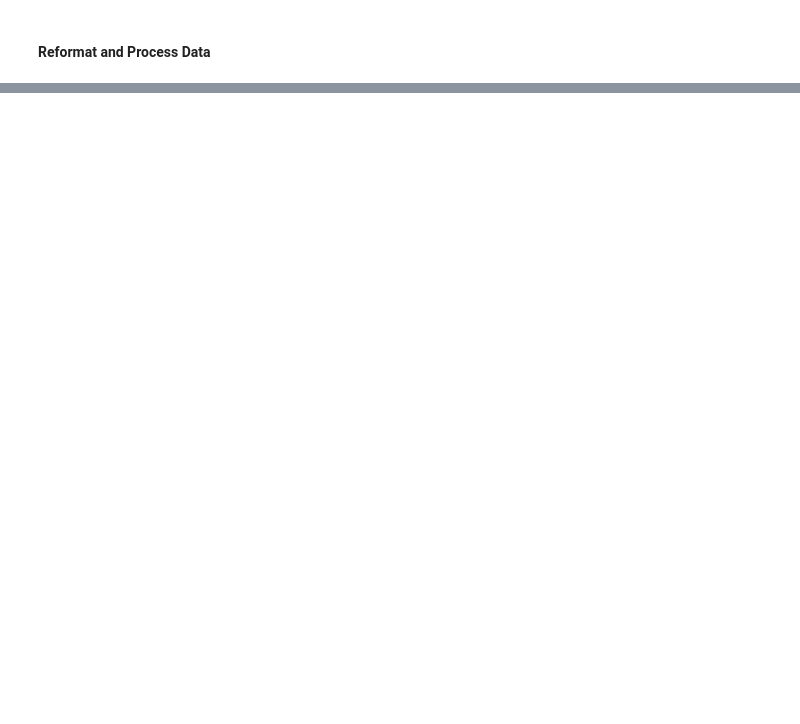
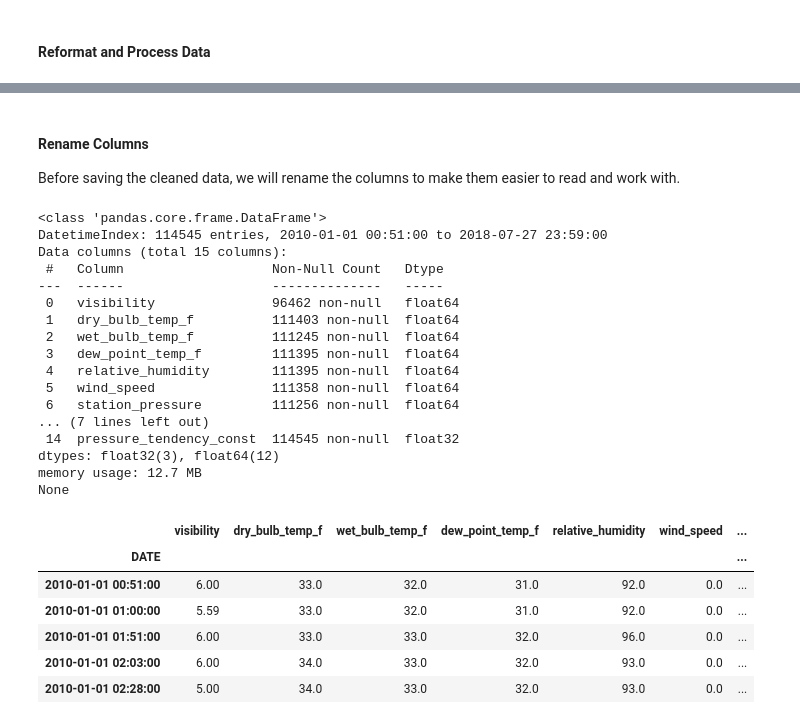
Before and after one commit to azharfachrezi/NOOA-Weather-Data-Analysis---JFK-Airport-New-York-, a Jupyter notebook: weather_data_analysis.ipynb, the cells around one changed output, grey strips where cells are left out. Drawn from its saved outputs; the diff is of its cells as text; code cells hidden in the pictures; blank space fills up the shorter version.

```diff
--- a/weather_data_analysis.ipynb
+++ b/weather_data_analysis.ipynb
@@ -245,0 +269,3 @@ hourly_data.describe()
+# %%
+# Reset index
+hourly_data.reset_index(inplace=True)
@@ -245,0 +310,5 @@ hourly_data.describe()
+# %%
+# Transform HOURLYWindDirection into a cyclical variable using sin and cos transforms
+hourly_data['HOURLYWindDirectionSin'] = np.sin(hourly_data['HOURLYWindDirection']*(2.*np.pi/360))
+hourly_data['HOURLYWindDirectionCos'] = np.cos(hourly_data['HOURLYWindDirection']*(2.*np.pi/360))
+hourly_data.drop(['HOURLYWindDirection'], axis=1, inplace=True)
@@ -245,0 +321,65 @@ hourly_data.describe()
+# %%
+# Transform HOURLYPressureTendency into 3 dummy variables based on NOAA documentation
+hourly_data['HOURLYPressureTendencyIncr'] = [1.0 if x in [0,1,2,3] else 0.0 for x in hourly_data['HOURLYPressureTendency']] # 0 through 3 indicates an increase in pressure over previous 3 hours
+hourly_data['HOURLYPressureTendencyDecr'] = [1.0 if x in [5,6,7,8] else 0.0 for x in hourly_data['HOURLYPressureTendency']] # 5 through 8 indicates a decrease over previous 3 hours
+hourly_data['HOURLYPressureTendencyConst'] = [1.0 if x == 4 else 0.0 for x in hourly_data['HOURLYPressureTendency']] # 4 indicates no change during previous 3 hours
+hourly_data.drop(['HOURLYPressureTendency'], axis=1, inplace=True)
+hourly_data['HOURLYPressureTendencyIncr'] = hourly_data['HOURLYPressureTendencyIncr'].astype(('float32'))
+hourly_data['HOURLYPressureTendencyDecr'] = hourly_data['HOURLYPressureTendencyDecr'].astype(('float32'))
+hourly_data['HOURLYPressureTendencyConst'] = hourly_data['HOURLYPressureTendencyConst'].astype(('float32'))
+# %% [markdown]
+#### **Rename Columns**
+Before saving the cleaned data, we will rename the columns to make them easier to read and work with.
+# %%
+# New columns names
+columns_new_name = [
+    'DATE',
+    'visibility',
+    'dry_bulb_temp_f',
+    'wet_bulb_temp_f',
+    'dew_point_temp_f',
+    'relative_humidity',
+    'wind_speed',
+    'station_pressure',
+    'sea_level_pressure',
+    'precip',
+    'altimeter_setting',
+    'wind_direction_sin',
+    'wind_direction_cos',
+    'pressure_tendency_incr',
+    'pressure_tendency_decr',
+    'pressure_tendency_const'
+]
+
+columns_name_map = {c:columns_new_name[i] for i, c in enumerate(hourly_data.columns)}
+
+renamed_hourly_data = hourly_data.rename(columns=columns_name_map)
+renamed_hourly_data = renamed_hourly_data.set_index('DATE')
+# %%
+print(renamed_hourly_data.info())
+renamed_hourly_data.head()
+# %% [output]
+<class 'pandas.core.frame.DataFrame'>
+DatetimeIndex: 114545 entries, 2010-01-01 00:51:00 to 2018-07-27 23:59:00
+Data columns (total 15 columns):
+ #   Column                   Non-Null Count   Dtype
+---  ------                   --------------   -----
+ 0   visibility               96462 non-null   float64
+ 1   dry_bulb_temp_f          111403 non-null  float64
+ 2   wet_bulb_temp_f          111245 non-null  float64
+ 3   dew_point_temp_f         111395 non-null  float64
+ 4   relative_humidity        111395 non-null  float64
+ 5   wind_speed               111358 non-null  float64
+ 6   station_pressure         111256 non-null  float64
+... (7 lines left out)
+ 14  pressure_tendency_const  114545 non-null  float32
+dtypes: float32(3), float64(12)
+memory usage: 12.7 MB
+None
+|  | visibility | dry_bulb_temp_f | wet_bulb_temp_f | dew_point_temp_f | relative_humidity | wind_speed | ... |
+| DATE |  |  |  |  |  |  | ... |
+| 2010-01-01 00:51:00 | 6.00 | 33.0 | 32.0 | 31.0 | 92.0 | 0.0 | ... |
+| 2010-01-01 01:00:00 | 5.59 | 33.0 | 32.0 | 31.0 | 92.0 | 0.0 | ... |
+| 2010-01-01 01:51:00 | 6.00 | 33.0 | 33.0 | 32.0 | 96.0 | 0.0 | ... |
+| 2010-01-01 02:03:00 | 6.00 | 34.0 | 33.0 | 32.0 | 93.0 | 0.0 | ... |
+| 2010-01-01 02:28:00 | 5.00 | 34.0 | 33.0 | 32.0 | 93.0 | 0.0 | ... |
```
Also changed, not shown: parts of 17 cells of this notebook, 1 other file.
